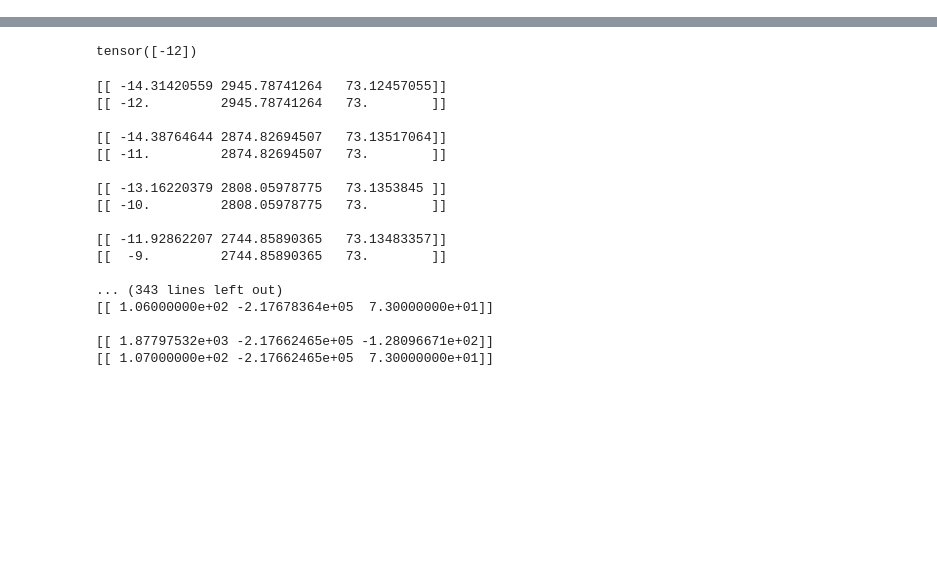
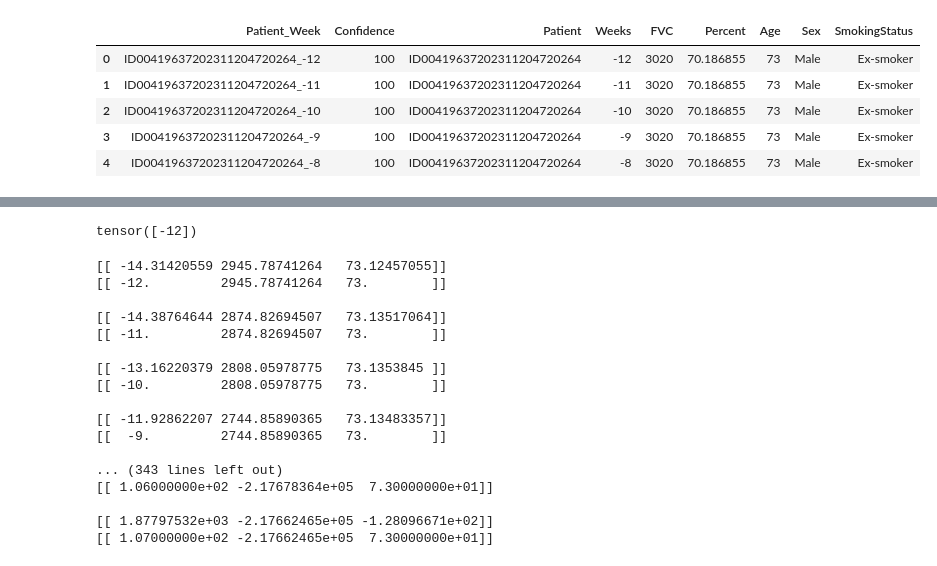
Before and after one commit to jonykarki/Kaggle-OSIC-Pulmonary-Fibrosis-Progression, a Jupyter notebook: LSTM/main.ipynb, the cells around one changed output, grey strips where cells are left out. Cells and saved outputs as stored; diff of their text form; code cells hidden in the pictures; blank space fills up the shorter version.

```diff
--- a/LSTM/main.ipynb
+++ b/LSTM/main.ipynb
@@ -70,0 +31,21 @@ train_df.head()
+# %%
+DATA_DIR = CONFIG.CFG.DATA.BASE
+BATCH_SIZE = 64
+
+SCALE_COLUMNS = ['Weeks', 'FVC', 'Percent', 'Age'] #'Percent'
+SCALE_COLUMNS = ['Weeks_Passed', 'Base_FVC', 'Base_Percent', 'Base_Age']
+SEX_COLUMNS = ['Male', 'Female']
+SMOKING_STATUS_COLUMNS = ['Currently smokes', 'Ex-smoker', 'Never smoked']
+FV = SCALE_COLUMNS + SEX_COLUMNS + SMOKING_STATUS_COLUMNS
+DEVICE = torch.device('cuda') if torch.cuda.is_available() else torch.device('cpu')
+# %%
+train_df = pd.read_csv(os.path.join(DATA_DIR, "train.csv"))
+test_df = pd.read_csv(os.path.join(DATA_DIR, "test.csv"))
+sub_df = pd.read_csv(os.path.join(DATA_DIR, "sample_submission.csv"))
+# remove the duplicates from the train_df
+train_df.drop_duplicates(keep=False, inplace=True, subset=['Patient', 'Weeks'])
+# %%
+# extract the Patient and weeks from the Patient_Week column
+sub_df['Patient'] = sub_df['Patient_Week'].apply(lambda x: x.split('_')[0])
+sub_df['Weeks'] = sub_df['Patient_Week'].apply(lambda x: int(x.split('_')[-1]))
+sub_df.head()
@@ -70,0 +59,11 @@ train_df.head()
+# %%
+# merge the sub_df with the test_df
+sub_df = sub_df.drop('FVC', axis=1).merge(test_df.drop('Weeks', axis=1), on='Patient')
+sub_df.head()
+# %% [output]
+|  | Patient_Week | Confidence | Patient | Weeks | FVC | Percent | Age | Sex | SmokingStatus |
+| 0 | ID00419637202311204720264_-12 | 100 | ID00419637202311204720264 | -12 | 3020 | 70.186855 | 73 | Male | Ex-smoker |
+| 1 | ID00419637202311204720264_-11 | 100 | ID00419637202311204720264 | -11 | 3020 | 70.186855 | 73 | Male | Ex-smoker |
+| 2 | ID00419637202311204720264_-10 | 100 | ID00419637202311204720264 | -10 | 3020 | 70.186855 | 73 | Male | Ex-smoker |
+| 3 | ID00419637202311204720264_-9 | 100 | ID00419637202311204720264 | -9 | 3020 | 70.186855 | 73 | Male | Ex-smoker |
+| 4 | ID00419637202311204720264_-8 | 100 | ID00419637202311204720264 | -8 | 3020 | 70.186855 | 73 | Male | Ex-smoker |
```
Also changed, not shown: parts of 30 cells of this notebook.
